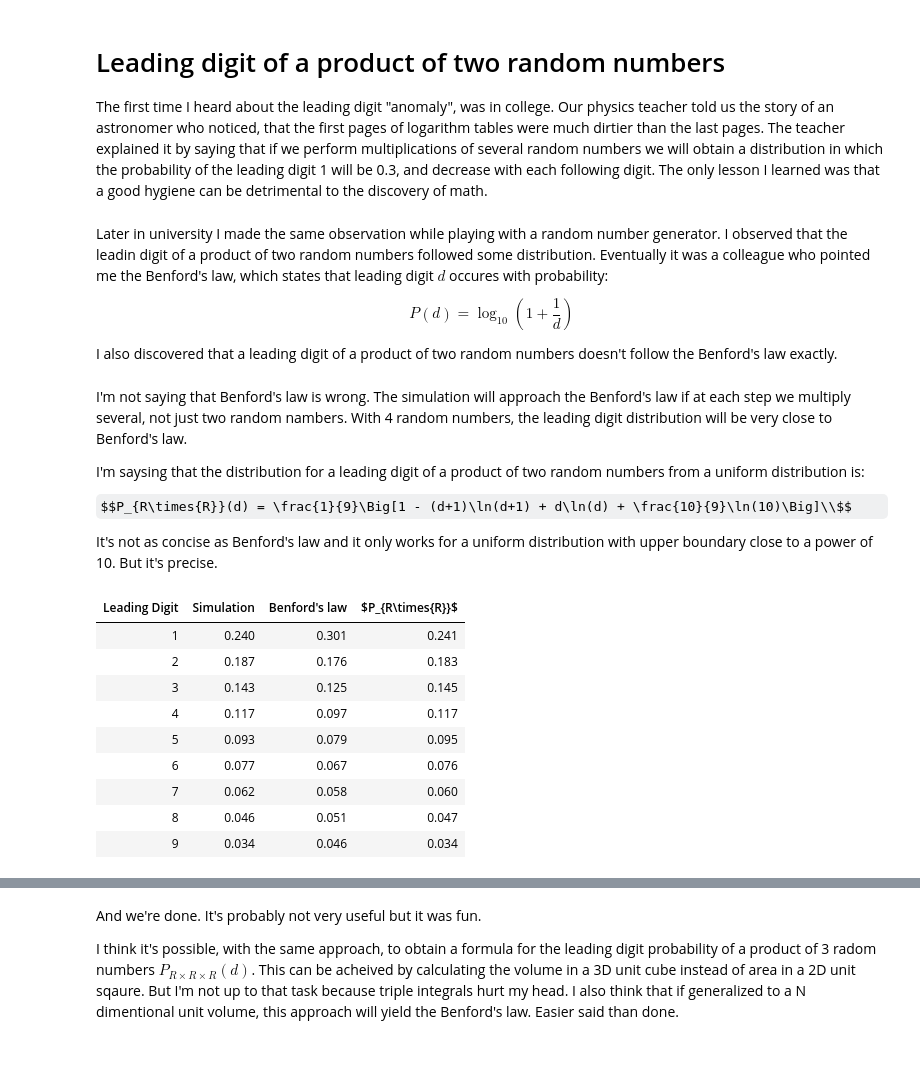
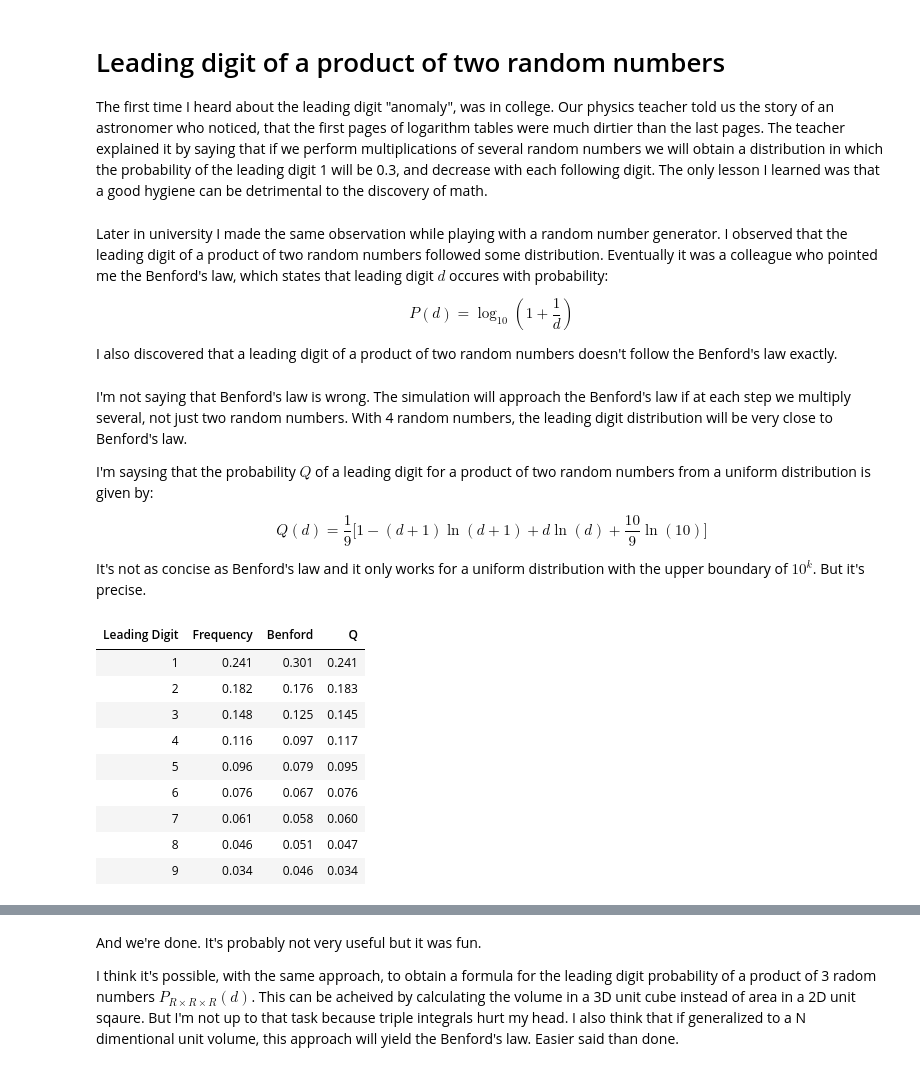
Before and after one commit to vadimgu/notebooks, a Jupyter notebook: benfords.ipynb, the cells around one changed output, grey strips where cells are left out. Drawn from its saved outputs; the diff is of its cells as text; code cells hidden in the pictures; some formulas as TeX source.

```diff
--- a/benfords.ipynb
+++ b/benfords.ipynb
@@ -3,19 +3,21 @@
 
 The first time I heard about the leading digit "anomaly", was in college. Our physics teacher told us the story of an astronomer who noticed, that the first pages of logarithm tables were much dirtier than the last pages. The teacher explained it by saying that if we perform multiplications of several random numbers we will obtain a distribution in which the probability of the leading digit 1 will be 0.3, and decrease with each following digit. The only lesson I learned was that a good hygiene can be detrimental to the discovery of math.
 # %% [markdown]
-Later in university I made the same observation while playing with a random number generator. I observed that the leadin digit of a product of two random numbers followed some distribution. Eventually it was a colleague who pointed me the Benford's law, which states that leading digit $d$ occures with probability:
+Later in university I made the same observation while playing with a random number generator. I observed that the leading digit of a product of two random numbers followed some distribution. Eventually it was a colleague who pointed me the Benford's law, which states that leading digit $d$ occures with probability:
 
 $$P(d) = \log_{10}(1+\frac{1}{d})$$
 
 I also discovered that a leading digit of a product of two random numbers doesn't follow the Benford's law exactly.
 # %% [markdown]
-I'm not saying that Benford's law is wrong. The simulation will approach the Benford's law if at each step we multiply several, not just two random nambers. With 4 random numbers, the leading digit distribution will be very close to Benford's law.
+I'm not saying that Benford's law is wrong. The simulation will approach the Benford's law if at each step we multiply several, not just two random numbers. With 4 random numbers, the leading digit distribution will be very close to Benford's law.
 
-I'm saysing that the distribution for a leading digit of a product of two random numbers from a uniform distribution is:
+I'm saysing that the probability $Q$ of a leading digit for a product of two random numbers from a uniform distribution is given by:
 
-$$P_{R\times{R}}(d) = \frac{1}{9}\Big[1 - (d+1)\ln(d+1) + d\ln(d) + \frac{10}{9}\ln(10)\Big]\\$$
+$$
+Q(d) = \frac{1}{9}\Big[1 - (d+1)\ln(d+1) + d\ln(d) + \frac{10}{9}\ln(10)\Big]
+$$
 
-It's not as concise as Benford's law and it only works for a uniform distribution with upper boundary close to a power of 10. But it's precise.
+It's not as concise as Benford's law and it only works for a uniform distribution with the upper boundary of $10^k$. But it's precise.
 # %%
 %matplotlib inline
 import random
@@ -29,31 +31,32 @@ import pandas
 # %%
 ln = math.log
 digits = [1,2,3,4,5,6,7,8,9]
 
-sample_size = 10000
+sample_size = 100000
 digit_count = {d: 0 for d in digits}
-for i in xrange(sample_size):
-    product = random.randint(1,10**5) * random.randint(1, 10**5)
-    digit = int(str(product)[0])
+for i in range(sample_size):
+    #product = random.randint(1,10**5) * random.randint(1, 10**5)
+    product = random.random() * random.random()
+    digit = int(('%e' % (product))[0])
     digit_count[digit] += 1
 
 prob = []
 for d in digits:
     benford_prob = math.log(1 + 1./d, 10)
     product_prob = float(digit_count[d])/sample_size
     prob_RxR = 1./9 * (1 - (d+1) * ln(d+1) + d*ln(d) + 10./9 * ln(10))
     prob.append((d, product_prob, benford_prob, prob_RxR))
 
-df = pandas.DataFrame(prob, columns=['Leading Digit', 'Simulation', 'Benford\'s law', '$P_{R\\times{R}}$'])
+df = pandas.DataFrame(prob, columns=['Leading Digit', 'Frequency', 'Benford', 'Q'])
 HTML(df.to_html(index=False, float_format='{0:.3f}'.format))
 # %% [output]
-| Leading Digit | Simulation | Benford's law | $P_{R\times{R}}$ |
-| 1 | 0.240 | 0.301 | 0.241 |
-| 2 | 0.187 | 0.176 | 0.183 |
-| 3 | 0.143 | 0.125 | 0.145 |
-| 4 | 0.117 | 0.097 | 0.117 |
-| 5 | 0.093 | 0.079 | 0.095 |
-| 6 | 0.077 | 0.067 | 0.076 |
-| 7 | 0.062 | 0.058 | 0.060 |
+| Leading Digit | Frequency | Benford | Q |
+| 1 | 0.241 | 0.301 | 0.241 |
+| 2 | 0.182 | 0.176 | 0.183 |
+| 3 | 0.148 | 0.125 | 0.145 |
+| 4 | 0.116 | 0.097 | 0.117 |
+| 5 | 0.096 | 0.079 | 0.095 |
+| 6 | 0.076 | 0.067 | 0.076 |
+| 7 | 0.061 | 0.058 | 0.060 |
 | 8 | 0.046 | 0.051 | 0.047 |
 | 9 | 0.034 | 0.046 | 0.034 |
```
Also changed, not shown: parts of 8 cells of this notebook, 1 other file.
